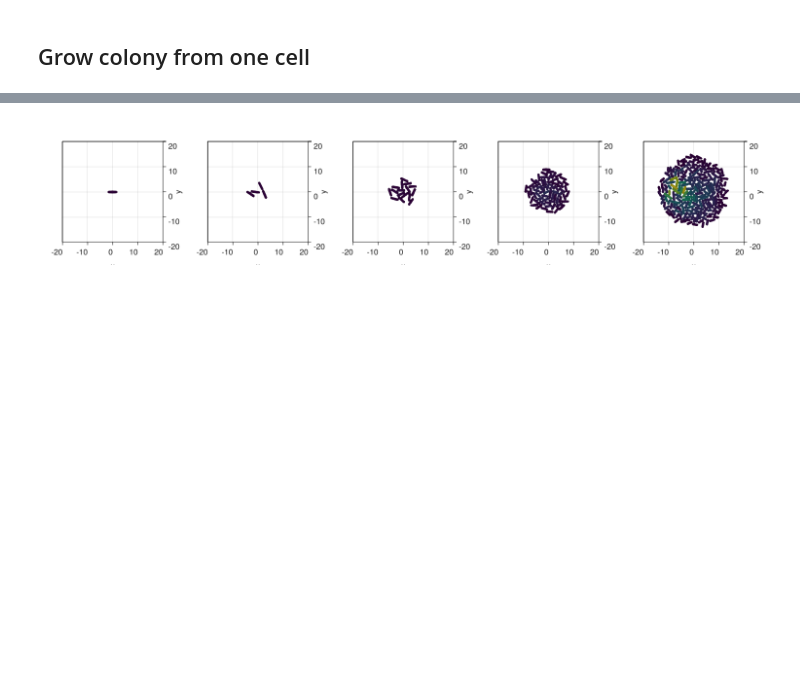
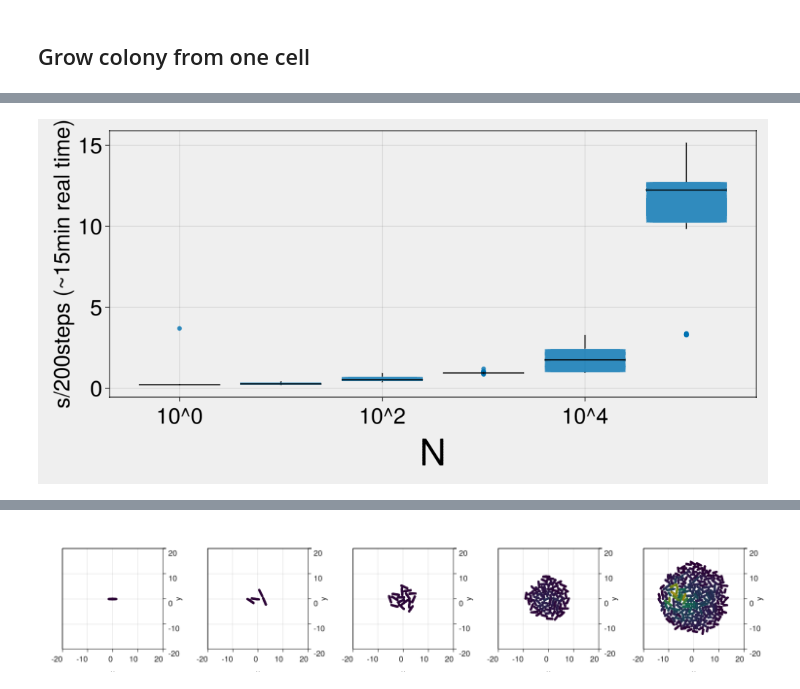
Before and after one commit to dsb-lab/CellBasedModels.jl, a Jupyter notebook: examples/Bacteries.ipynb, the cells around one changed output, grey strips where cells are left out. Saved outputs shown, nothing was run; the diff lists cells and outputs as text; code cells hidden in the pictures; blank space fills up the shorter version.

```diff
--- a/examples/Bacteries.ipynb
+++ b/examples/Bacteries.ipynb
@@ -263,0 +387,14 @@ com.theta = 0;
+# %%
+times = []
+sizes = []
+
+loadToPlatform!(com,preallocateAgents=120000)
+for iter in 1:5000
+    println("Iter ",iter, " N: ", com.N[1])
+    t = @elapsed for i in 1:200
+        step!(com)
+    end
+    push!(times, t)
+    CUDA.@allowscalar push!(sizes, com.N[1])
+end
+bringFromPlatform!(com)
@@ -264,3 +419,22 @@ com.theta = 0;
+# %%
+fig = Figure(size=(1000,500), backgroundcolor = RGBf(239/255,239/255,239/255))
+ax = Axis(fig[1,1], titlesize=50,
+    xlabel="N", xlabelsize=50,
+    ylabel="s/200steps (~15min real time)", ylabelsize=30,
+    xticklabelsize=30,
+    yticklabelsize=30,
+    xtickformat="10^{:.0f}",
+    backgroundcolor = RGBf(239/255,239/255,239/255),
+    # xscale = Makie.pseudolog10,
+)
+
+boxplot!(ax, round.(Int,log10.(sizes)), times, width=1)
+
+save("bacteries_scaling.png", fig)
+
+fig
+# %% [output]
+[figure, added]
 # %%
 evolve!(com,
         steps=150000,saveEach=1000,
```
Also changed, not shown: parts of 8 cells of this notebook, 30 other files.
